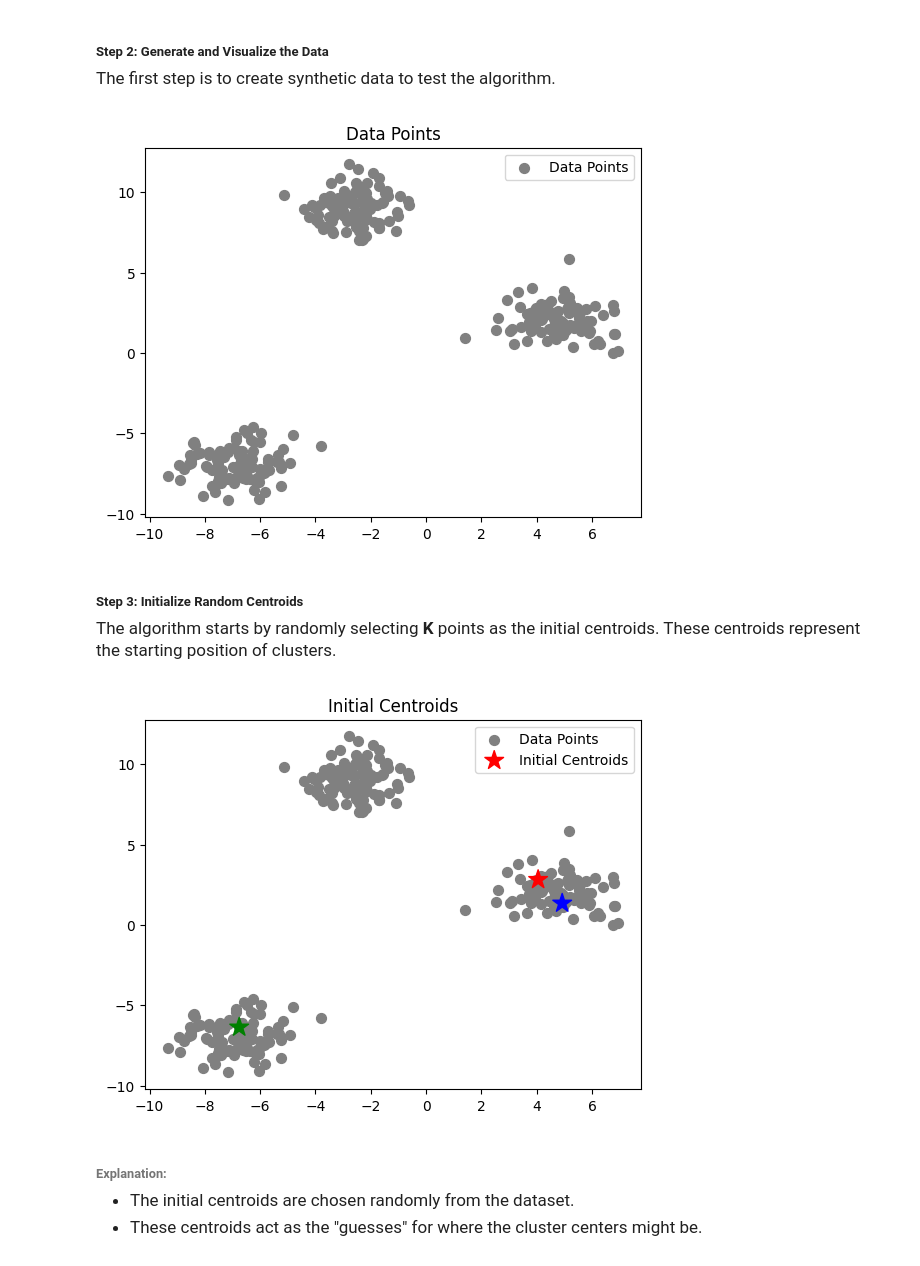
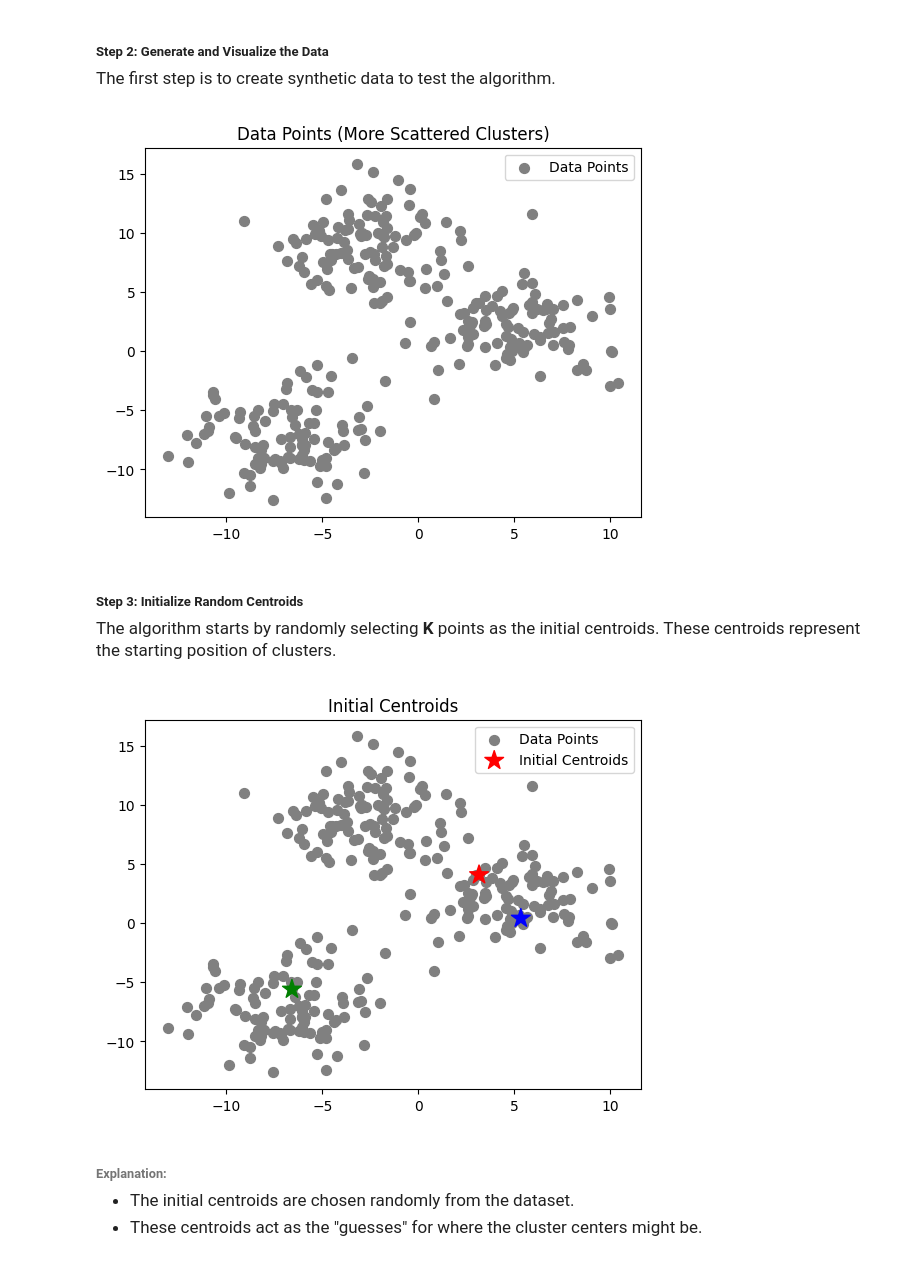
Before and after one commit to NafisFuadShahid/NLP, a Jupyter notebook: K MEANS CLUSTER/progressive_cluster_making.ipynb, the cells around one changed output. Cells and saved outputs as stored; diff of their text form; code cells hidden in the pictures.

```diff
--- a/K MEANS CLUSTER/progressive_cluster_making.ipynb
+++ b/K MEANS CLUSTER/progressive_cluster_making.ipynb
@@ -15,19 +15,19 @@
 # %%
 # Importing libraries
 import numpy as np
 import matplotlib.pyplot as plt
 from sklearn.datasets import make_blobs
 
-# Step 1: Generate synthetic data
-X, _ = make_blobs(n_samples=300, centers=3, cluster_std=1.0, random_state=42)
+# Step 1: Generate synthetic data with higher standard deviation
+X, _ = make_blobs(n_samples=300, centers=3, cluster_std=2.5, random_state=42)
 
 # Plotting the data
 plt.scatter(X[:, 0], X[:, 1], c='gray', s=50, label='Data Points')
-plt.title("Data Points")
+plt.title("Data Points (More Scattered Clusters)")
 plt.legend()
 plt.show()
 # %% [output]
-[figure, old version]
+[figure, new version]
 # %% [markdown]
 <h5 style="margin-bottom: 5px; font-weight: bold;">Step 3: Initialize Random Centroids</h5>
 <p style="font-size:17px; margin-top: 0; margin-bottom: 10px;">The algorithm starts by randomly selecting <b>K</b> points as the initial centroids. These centroids represent the starting position of clusters.</p>
@@ -44,7 +44,7 @@ plt.title("Initial Centroids")
 plt.legend()
 plt.show()
 # %% [output]
-[figure, old version]
+[figure, new version]
 # %% [markdown]
 <h6 style="margin-bottom: 5px; font-weight: bold;">Explanation:</h6>
 <ul style="font-size:17px; margin-top: 0; margin-bottom: 10px;">
```
Also changed, not shown: parts of 3 cells of this notebook.
